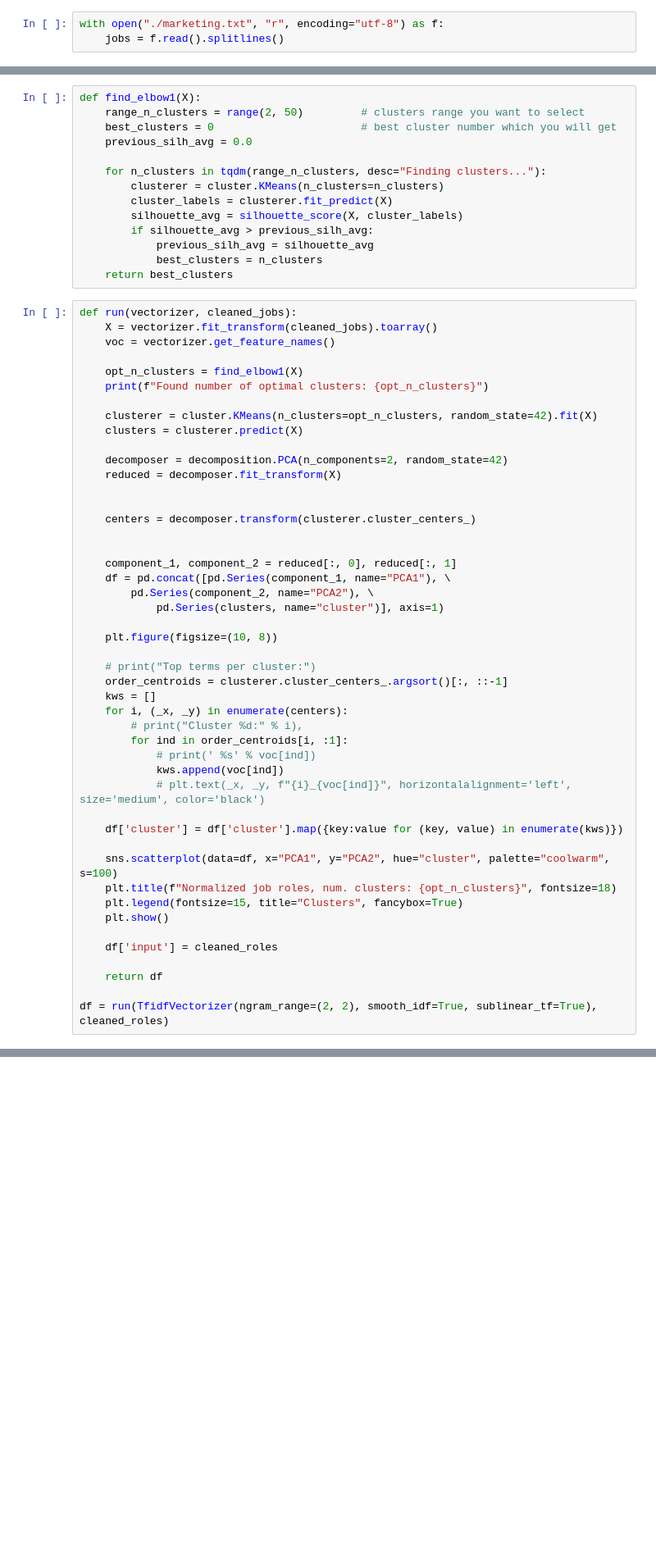
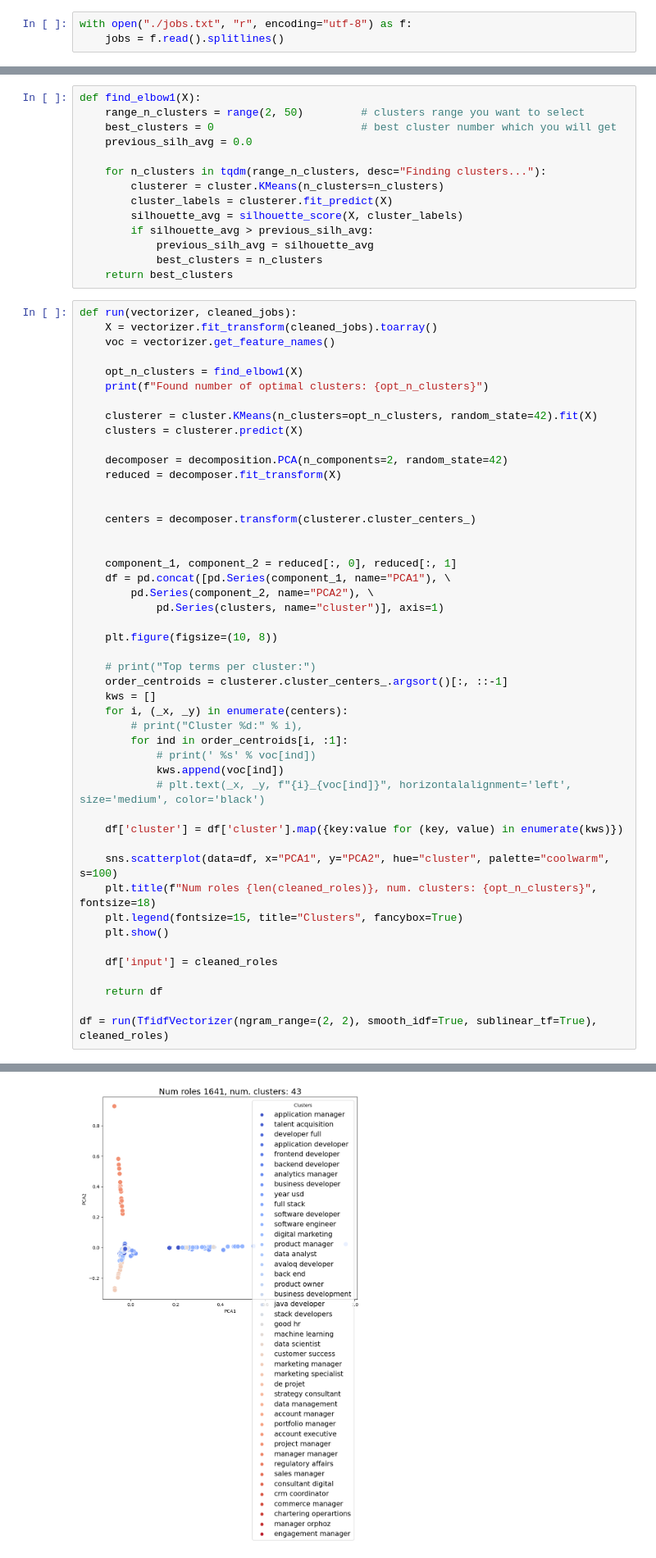
Before and after one commit to andrea-dagostino/simple_keyword_clusterer, a Jupyter notebook: prototyping/test.ipynb, the cells around one changed output, grey strips where cells are left out. Shown at 82% size. Cells and saved outputs as stored; diff of their text form; blank space fills up the shorter version.

Commit message:
testing clusters

```diff
--- a/prototyping/test.ipynb
+++ b/prototyping/test.ipynb
@@ -54,7 +54,7 @@ def sanitize_text(text: str, remove_stopwords: bool) -> str:
     text = text.lower().strip()
     return text
 # %%
-with open("./marketing.txt", "r", encoding="utf-8") as f:
+with open("./jobs.txt", "r", encoding="utf-8") as f:
     jobs = f.read().splitlines()
 # %%
 def normalize_role(text):
@@ -137,7 +137,7 @@ def run(vectorizer, cleaned_jobs):
     df['cluster'] = df['cluster'].map({key:value for (key, value) in enumerate(kws)})
 
     sns.scatterplot(data=df, x="PCA1", y="PCA2", hue="cluster", palette="coolwarm", s=100)
-    plt.title(f"Normalized job roles, num. clusters: {opt_n_clusters}", fontsize=18)
+    plt.title(f"Num roles {len(cleaned_roles)}, num. clusters: {opt_n_clusters}", fontsize=18)
     plt.legend(fontsize=15, title="Clusters", fancybox=True)
     plt.show()
 
@@ -146,3 +146,4 @@ def run(vectorizer, cleaned_jobs):
     return df
 
 df = run(TfidfVectorizer(ngram_range=(2, 2), smooth_idf=True, sublinear_tf=True), cleaned_roles)
+# %% [output]
@@ -149,3 +151,4 @@ df = run(TfidfVectorizer(ngram_range=(2, 2), smooth_idf=True, sublinear_tf=True)
+[figure, added]
 # %%
 # todo: remove "full time" and other temporal indicators
 # find ideal number of clusters automatically
```
Also changed, not shown: parts of 1 cell of this notebook.
